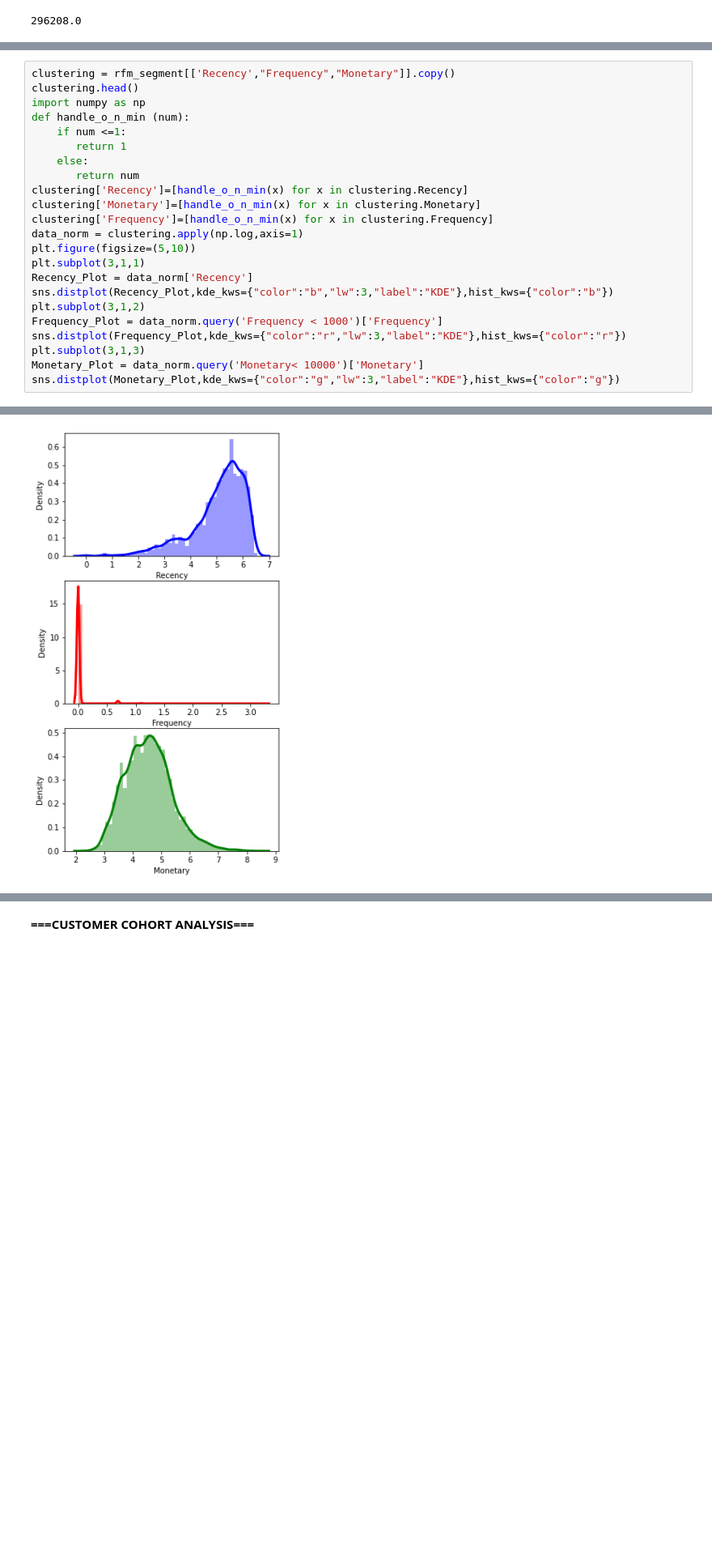
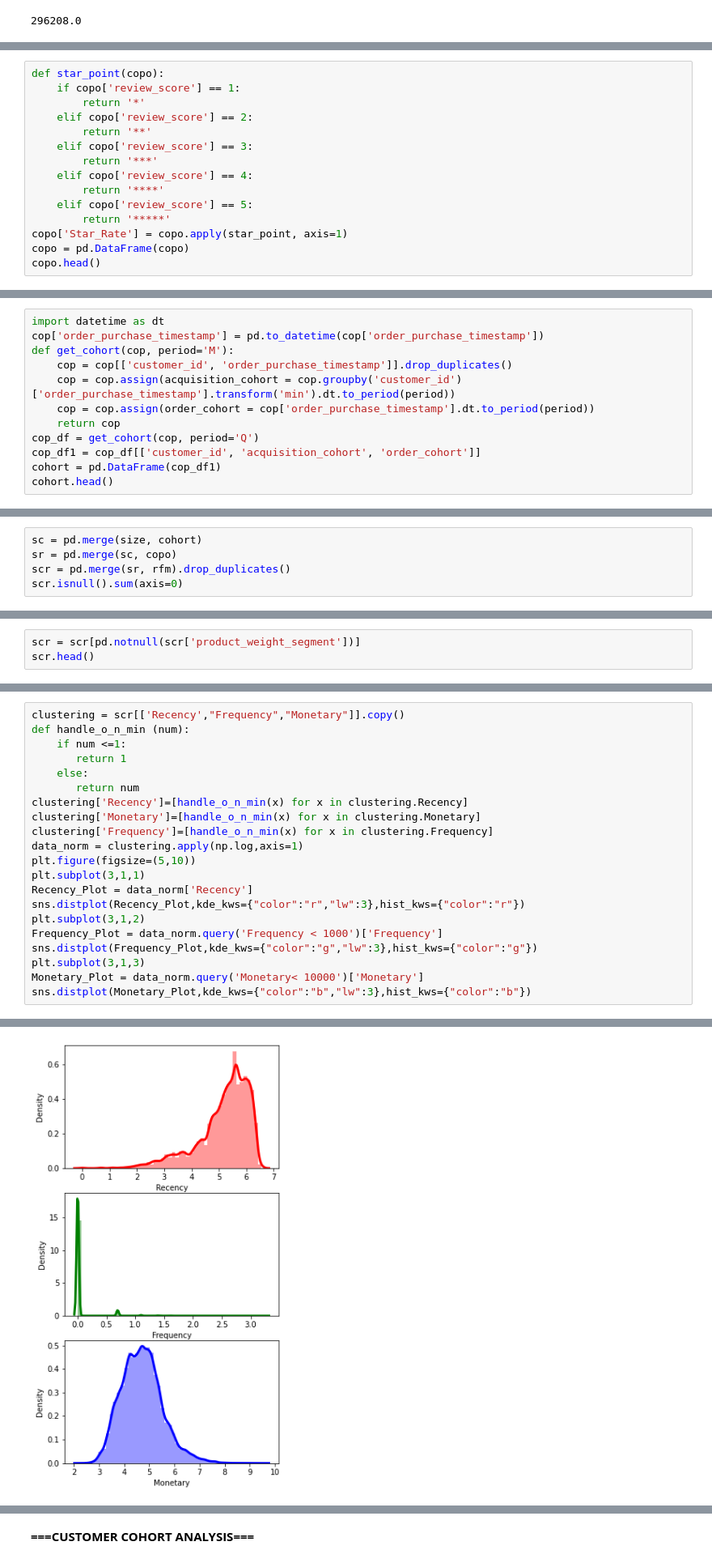
Before and after one commit to adtna/Py-Project, a Jupyter notebook: 03-aditya-nur-afrianda.ipynb, the cells around one changed output, grey strips where cells are left out. Shown at 81% size. Saved outputs shown, nothing was run; the diff lists cells and outputs as text; blank space fills up the shorter version.

```diff
--- a/03-aditya-nur-afrianda.ipynb
+++ b/03-aditya-nur-afrianda.ipynb
@@ -87,0 +334,15 @@ dp.head()
+# %%
+def star_point(copo):
+    if copo['review_score'] == 1:
+        return '*'
+    elif copo['review_score'] == 2:
+        return '**'
+    elif copo['review_score'] == 3:
+        return '***'
+    elif copo['review_score'] == 4:
+        return '****'
+    elif copo['review_score'] == 5:
+        return '*****'
+copo['Star_Rate'] = copo.apply(star_point, axis=1)
+copo = pd.DataFrame(copo)
+copo.head()
@@ -87,0 +358,12 @@ dp.head()
+# %%
+import datetime as dt
+cop['order_purchase_timestamp'] = pd.to_datetime(cop['order_purchase_timestamp'])
+def get_cohort(cop, period='M'):
+    cop = cop[['customer_id', 'order_purchase_timestamp']].drop_duplicates()
+    cop = cop.assign(acquisition_cohort = cop.groupby('customer_id')['order_purchase_timestamp'].transform('min').dt.to_period(period))
+    cop = cop.assign(order_cohort = cop['order_purchase_timestamp'].dt.to_period(period))
+    return cop
+cop_df = get_cohort(cop, period='Q')
+cop_df1 = cop_df[['customer_id', 'acquisition_cohort', 'order_cohort']]
+cohort = pd.DataFrame(cop_df1)
+cohort.head()
@@ -87,0 +379,5 @@ dp.head()
+# %%
+sc = pd.merge(size, cohort)
+sr = pd.merge(sc, copo)
+scr = pd.merge(sr, rfm).drop_duplicates()
+scr.isnull().sum(axis=0)
@@ -87,0 +402,3 @@ dp.head()
+# %%
+scr = scr[pd.notnull(scr['product_weight_segment'])]
+scr.head()
@@ -213,26 +488,24 @@ rfm_segment[rfm_segment['RFMScore']=='111'].sort_values('Monetary', ascending= F
 # %%
-clustering = rfm_segment[['Recency',"Frequency","Monetary"]].copy()
-clustering.head()
-import numpy as np
+clustering = scr[['Recency',"Frequency","Monetary"]].copy()
 def handle_o_n_min (num):
     if num <=1:
        return 1
     else:
        return num
 clustering['Recency']=[handle_o_n_min(x) for x in clustering.Recency]
 clustering['Monetary']=[handle_o_n_min(x) for x in clustering.Monetary]
 clustering['Frequency']=[handle_o_n_min(x) for x in clustering.Frequency]
 data_norm = clustering.apply(np.log,axis=1)
 plt.figure(figsize=(5,10))
 plt.subplot(3,1,1)
 Recency_Plot = data_norm['Recency']
-sns.distplot(Recency_Plot,kde_kws={"color":"b","lw":3,"label":"KDE"},hist_kws={"color":"b"})
+sns.distplot(Recency_Plot,kde_kws={"color":"r","lw":3},hist_kws={"color":"r"})
 plt.subplot(3,1,2)
 Frequency_Plot = data_norm.query('Frequency < 1000')['Frequency']
-sns.distplot(Frequency_Plot,kde_kws={"color":"r","lw":3,"label":"KDE"},hist_kws={"color":"r"})
+sns.distplot(Frequency_Plot,kde_kws={"color":"g","lw":3},hist_kws={"color":"g"})
 plt.subplot(3,1,3)
 Monetary_Plot = data_norm.query('Monetary< 10000')['Monetary']
-sns.distplot(Monetary_Plot,kde_kws={"color":"g","lw":3,"label":"KDE"},hist_kws={"color":"g"})
+sns.distplot(Monetary_Plot,kde_kws={"color":"b","lw":3},hist_kws={"color":"b"})
 # %% [output]
 <AxesSubplot:xlabel='Monetary', ylabel='Density'>
-[figure, old version]
+[figure, new version]
```
Also changed, not shown: parts of 79 cells of this notebook.
